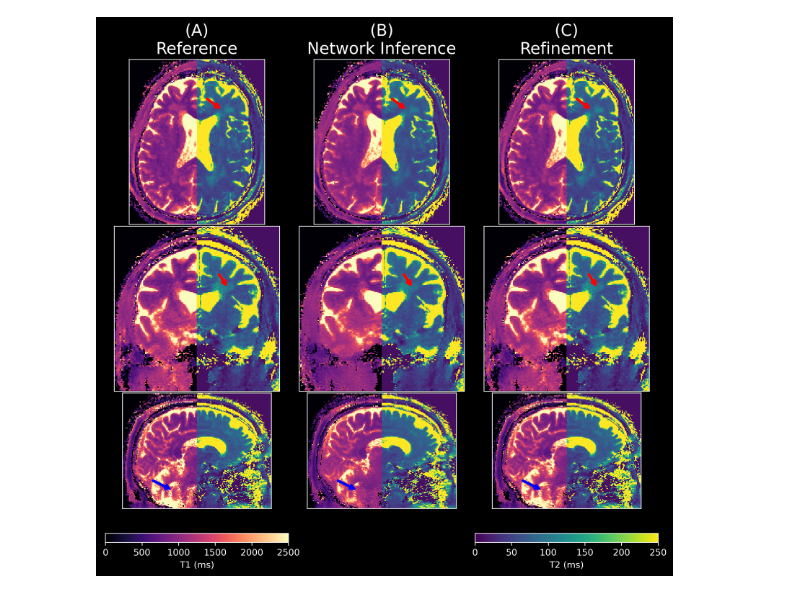
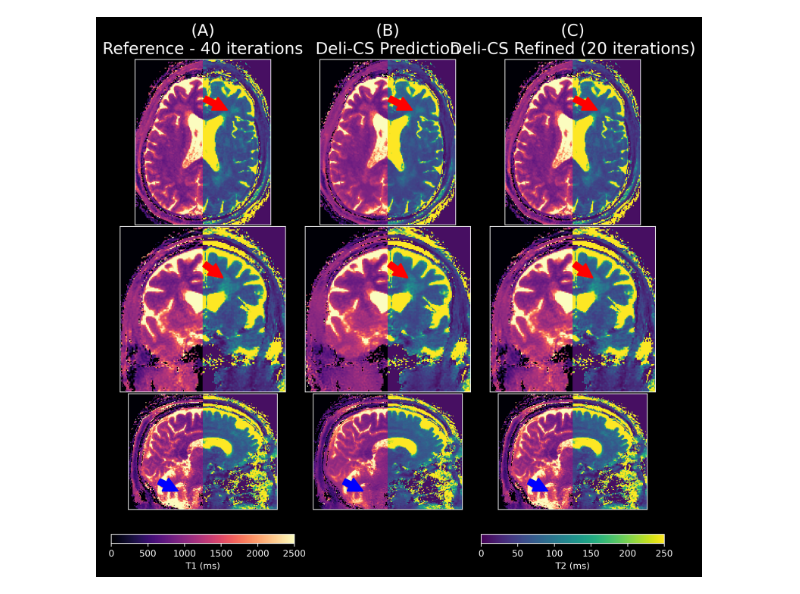
Before and after one commit to SetsompopLab/deli-cs, a Jupyter notebook: figures/09_block_patient.ipynb, the cells around one changed output. Drawn from its saved outputs; the diff is of its cells as text; code cells hidden in the pictures.

```diff
--- a/figures/09_block_patient.ipynb
+++ b/figures/09_block_patient.ipynb
@@ -116,37 +116,37 @@ def h(x,ax):
 f(ref*msk[None,...],axs[0][0])
 f(deli*msk[None,...],axs[0][1])
 f(fin*msk[None,...],axs[0][2])
 g(ref*msk[None,...],axs[1][0])
 g(deli*msk[None,...],axs[1][1])
 g(fin*msk[None,...],axs[1][2])
 h(ref*msk[None,...],axs[2][0])
 h(deli*msk[None,...],axs[2][1])
 (im1,im2) = h(fin*msk[None,...],axs[2][2])
 
 for ax in axs.ravel():
     ax.set_xticks([])
     ax.set_yticks([])
 
 
-axs[0][0].set_title("(A)\nReference",     fontsize=18)
-axs[0][1].set_title("(B)\nNetwork Inference",    fontsize=18)
-axs[0][2].set_title("(C)\nRefinement",           fontsize=18)
+axs[0][0].set_title("(A)\nReference - 40 iterations",     fontsize=18)
+axs[0][1].set_title("(B)\nDeli-CS Prediction",    fontsize=18)
+axs[0][2].set_title("(C)\nDeli-CS Refined (20 iterations)",           fontsize=18)
 
 plt.colorbar(im1,ax=axs[2][0], cmap='magma', label='T1 (ms)',orientation="horizontal")
 cb = plt.colorbar(im2,ax=axs[2][1], cmap='viridis',label='T2 (ms)',orientation="horizontal")
 cb.remove()
 
 plt.colorbar(im2,ax=axs[2][2], cmap='viridis',label='T2 (ms)',orientation="horizontal")
 
 for ii in [0,1,2]:
     ax = axs[2][ii]
-    ax.annotate("", xy=(70,135), xytext=(40,120), arrowprops=dict(arrowstyle="-|>",color="b",linewidth=3))
+    ax.annotate("", xy=(70,135), xytext=(40,120), arrowprops=dict(arrowstyle="simple",color="b",linewidth=2,mutation_scale=30))
     ax = axs[1][ii]
-    ax.annotate("", xy=(110,60), xytext=(100,45), arrowprops=dict(arrowstyle="-|>",color="r",linewidth=3))
+    ax.annotate("", xy=(100,50), xytext=(80,35), arrowprops=dict(arrowstyle="simple",color="r",linewidth=2,mutation_scale=30))
     ax = axs[0][ii]
-    ax.annotate("", xy=(110,60), xytext=(90,45), arrowprops=dict(arrowstyle="-|>",color="r",linewidth=3))
+    ax.annotate("", xy=(110,60), xytext=(80,45), arrowprops=dict(arrowstyle="simple",color="r",linewidth=2,mutation_scale=30))
 
 plt.subplots_adjust(wspace=0.01, hspace=0.01)
 plt.savefig('09_quant_block_patient.png')
 # %% [output]
-[figure, old version]
+[figure, new version]
```
Also changed, not shown: 5 other files.
